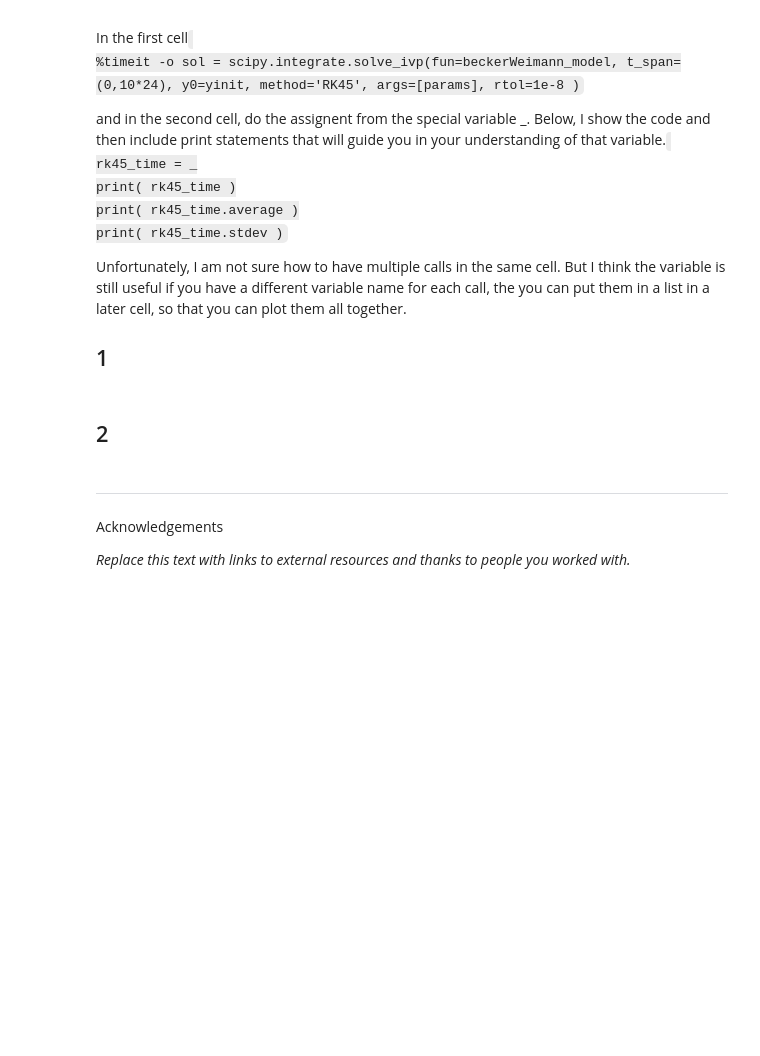
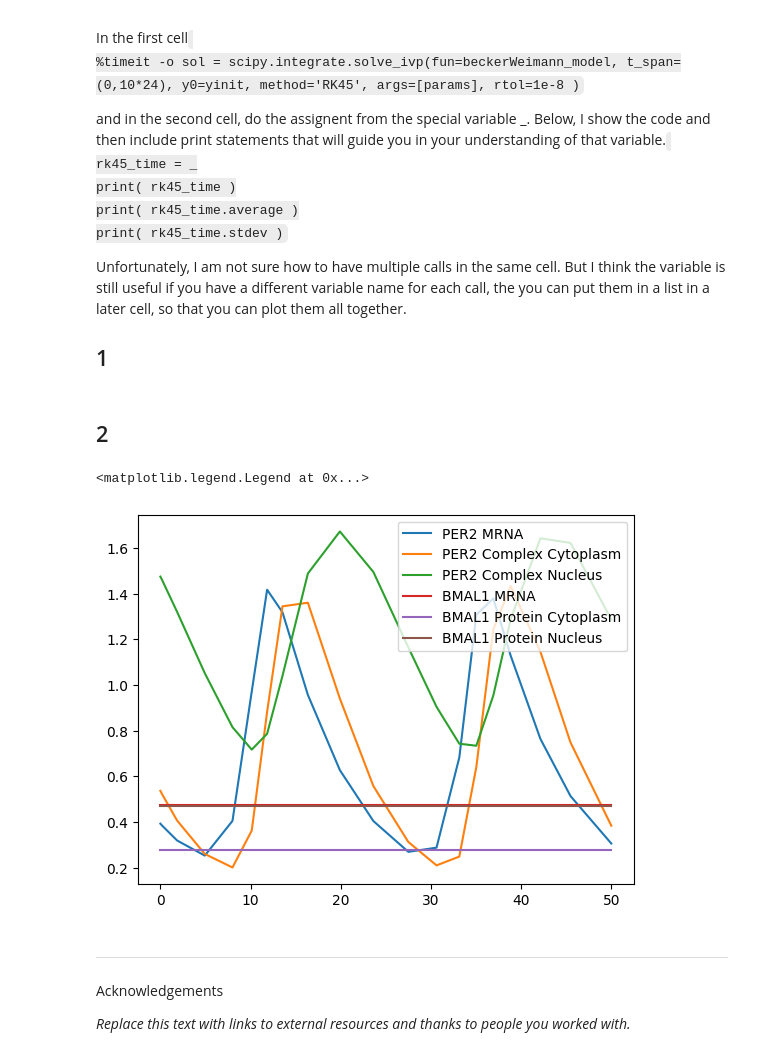
Before and after one commit to mattjax16/CS341, a Jupyter notebook: Project-6/Project6.ipynb, the cells around one changed output. Saved outputs shown, nothing was run; the diff lists cells and outputs as text; code cells hidden in the pictures; blank space fills up the shorter version.

```diff
--- a/Project-6/Project6.ipynb
+++ b/Project-6/Project6.ipynb
@@ -126,8 +129,37 @@ def weimann_04(t,y,params):
 
     return [dy1_dt, dy2_dt, dy3_dt, dy4_dt, dy5_dt, dy6_dt, dy7_dt]
 # %%
-# Define the parameters
-params = [9,1,0.56,0.01,8,0.12,0.3,2,0.05,0.24,0.02]
+# Defining the published parameters from Becker-Weimann et al. (2004)
+params = [9,1,0.56,0.01,8,0.12,0.3,2,0.05,0.24,0.02,0.12,3.6,2.16,
+          3,0.75,0.24,0.06,0.45,0.06,0.12,0.09,0.003,0.09]
+# %%
+# Simulating the model for 50 hours
+# t = np.linspace(0,50,1000)
+yinit = np.ones(7)
+
+
+# solve the model for 10 days
+results = scipy.integrate.solve_ivp(fun=weimann_04, t_span=(0,10*24), y0=yinit, args=[params], method='RK45')
+
+# Take the last y values then run the simulation for 50 hours
+yinit = results.y[:,-1]
+results = scipy.integrate.solve_ivp(fun=weimann_04, t_span=(0,50), y0=yinit, args=[params], method='RK45')
+
+
+
+
+# plotting the results
+plt.plot(results.t[-50:], results.y[0,-50:], label='PER2 MRNA')
+plt.plot(results.t[-50:], results.y[1,-50:], label='PER2 Complex Cytoplasm')
+plt.plot(results.t[-50:], results.y[2,-50:], label='PER2 Complex Nucleus')
+plt.plot(results.t[-50:], results.y[3,-50:], label='BMAL1 MRNA')
+plt.plot(results.t[-50:], results.y[4,-50:], label='BMAL1 Protein Cytoplasm')
+plt.plot(results.t[-50:], results.y[5,-50:], label='BMAL1 Protein Nucleus')
+# plt.plot(results.t[-50:], results.y[6,-50:], label='Npas2')
+plt.legend()
+# %% [output]
+<matplotlib.legend.Legend at 0x...>
+[figure, added]
 # %% [markdown]
 <hr style="border:2px solid gray"> </hr>
 
```
Also changed, not shown: parts of 1 cell of this notebook, 1 other file.
